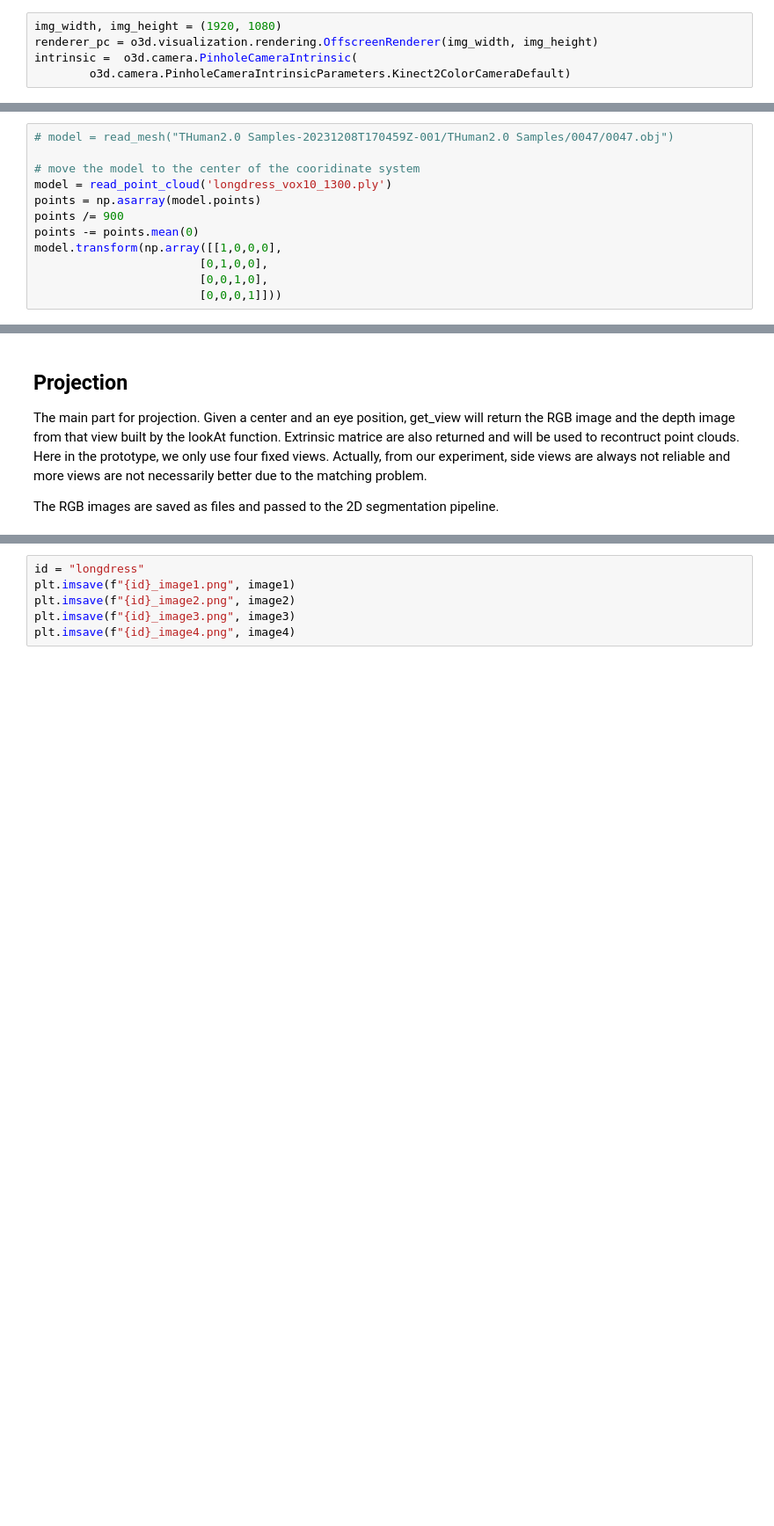
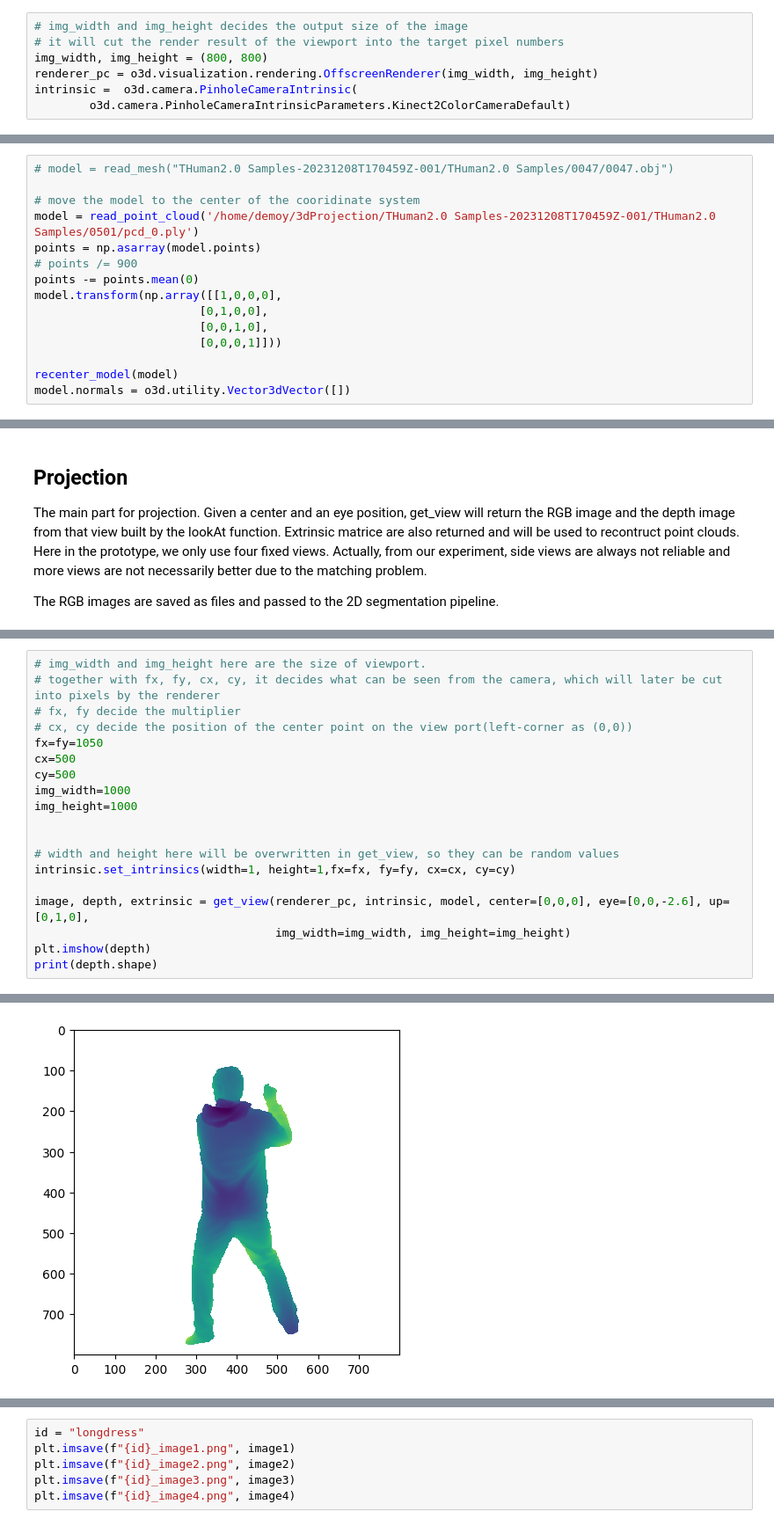
Before and after one commit to chris-new/ECE6123-Project, a Jupyter notebook: openModelRefactored.ipynb, the cells around one changed output, grey strips where cells are left out. Shown at 88% size. Drawn from its saved outputs; the diff is of its cells as text; blank space fills up the shorter version.

Commit message:
explore parameter of the camera to get views

```diff
--- a/openModelRefactored.ipynb
+++ b/openModelRefactored.ipynb
@@ -141,7 +192,9 @@ def read_segmentation(file_name, depth):
 
 In this part, we initialize a headless renderer of Open3d, define the resolution of images and the intrinsic camera matrix that will share among all cameras. Headless rendering has a different API with the Visualization(see reference: https://stackoverflow.com/questions/69696354/capture-depth-image-without-opening-visualizer-in-open3d). The resolution of images will affect the sampling resolution of the point cloud we create. A specific model is also loaded here. If you want to load another model, the parameter in read_mesh should be the path to your mesh.
 # %%
-img_width, img_height = (1920, 1080)
+# img_width and img_height decides the output size of the image
+# it will cut the render result of the viewport into the target pixel numbers
+img_width, img_height = (800, 800)
 renderer_pc = o3d.visualization.rendering.OffscreenRenderer(img_width, img_height)
 intrinsic =  o3d.camera.PinholeCameraIntrinsic(
         o3d.camera.PinholeCameraIntrinsicParameters.Kinect2ColorCameraDefault)
@@ -154,11 +207,14 @@ OpenGL(4.1)
 # model = read_mesh("THuman2.0 Samples-20231208T170459Z-001/THuman2.0 Samples/0047/0047.obj")
 
 # move the model to the center of the cooridinate system
-model = read_point_cloud('longdress_vox10_1300.ply')
+model = read_point_cloud('/home/demoy/3dProjection/THuman2.0 Samples-20231208T170459Z-001/THuman2.0 Samples/0501/pcd_0.ply')
 points = np.asarray(model.points)
-points /= 900
+# points /= 900
 points -= points.mean(0)
 model.transform(np.array([[1,0,0,0],
                         [0,1,0,0],
                         [0,0,1,0],
                         [0,0,0,1]]))
+
+recenter_model(model)
+model.normals = o3d.utility.Vector3dVector([])
@@ -178,0 +226,20 @@ plt.imshow(depth)
+# %%
+# img_width and img_height here are the size of viewport.
+# together with fx, fy, cx, cy, it decides what can be seen from the camera, which will later be cut into pixels by the renderer
+# fx, fy decide the multiplier
+# cx, cy decide the position of the center point on the view port(left-corner as (0,0))
+fx=fy=1050
+cx=500
+cy=500
+img_width=1000
+img_height=1000
+
+
+# width and height here will be overwritten in get_view, so they can be random values
+intrinsic.set_intrinsics(width=1, height=1,fx=fx, fy=fy, cx=cx, cy=cy)
+
+image, depth, extrinsic = get_view(renderer_pc, intrinsic, model, center=[0,0,0], eye=[0,0,-2.6], up=[0,1,0],
+                                   img_width=img_width, img_height=img_height)
+plt.imshow(depth)
+print(depth.shape)
+# %% [output]
@@ -179,3 +247,4 @@ plt.imshow(depth)
+[figure, added]
 # %%
 images = []
 depths = []
```
Also changed, not shown: parts of 4 cells of this notebook.
